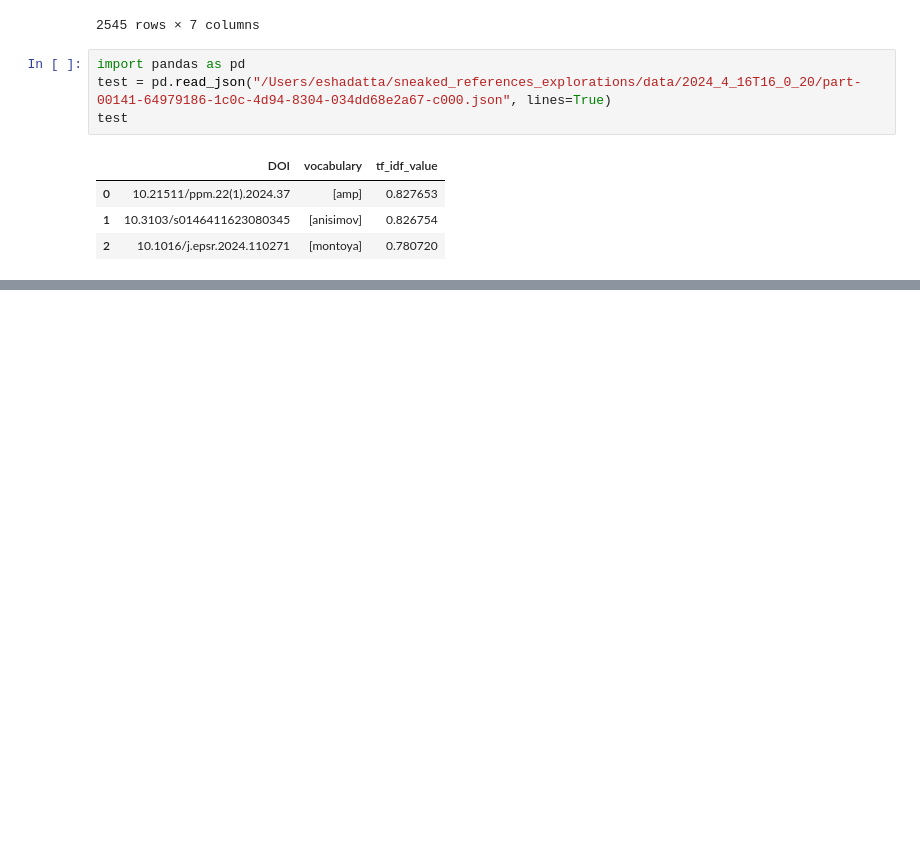
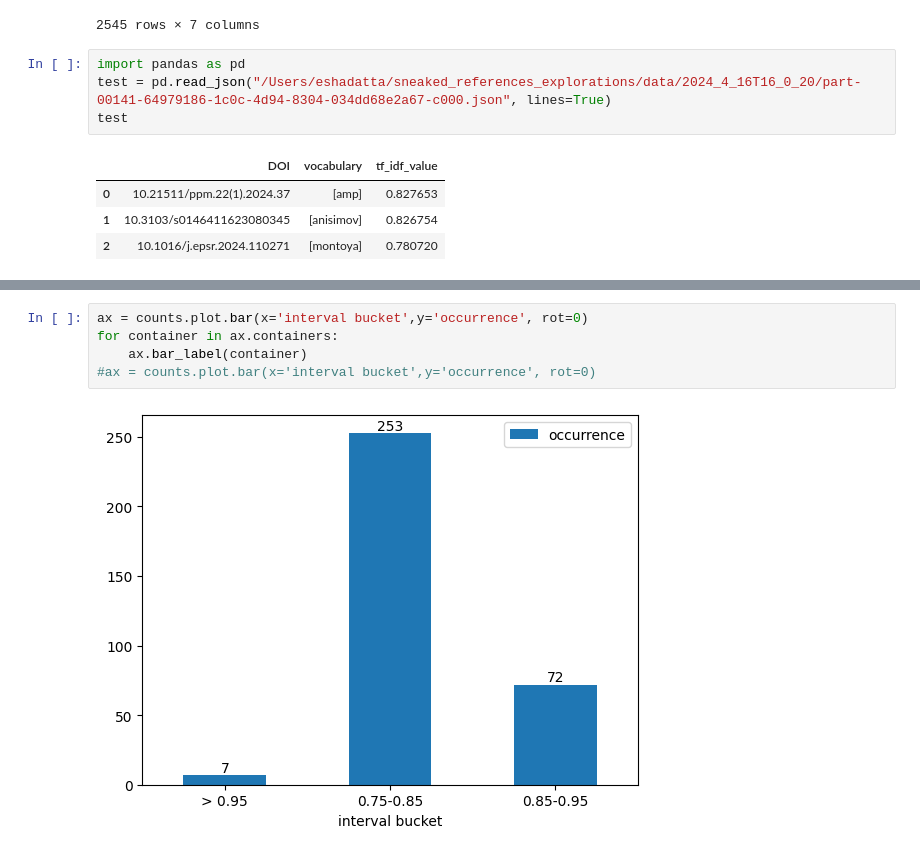
Before and after one commit to eshadatta/sneaked_refs_explorations, a Jupyter notebook: cleaned_multiple_parquet_parsing.ipynb, the cells around one changed output, grey strips where cells are left out. Cells and saved outputs as stored; diff of their text form; blank space fills up the shorter version.

```diff
--- a/cleaned_multiple_parquet_parsing.ipynb
+++ b/cleaned_multiple_parquet_parsing.ipynb
@@ -361,0 +396,7 @@ test
+# %%
+ax = counts.plot.bar(x='interval bucket',y='occurrence', rot=0)
+for container in ax.containers:
+    ax.bar_label(container)
+#ax = counts.plot.bar(x='interval bucket',y='occurrence', rot=0)
+# %% [output]
+[figure, added]
```
Also changed, not shown: parts of 4 cells of this notebook, 1 other file.
